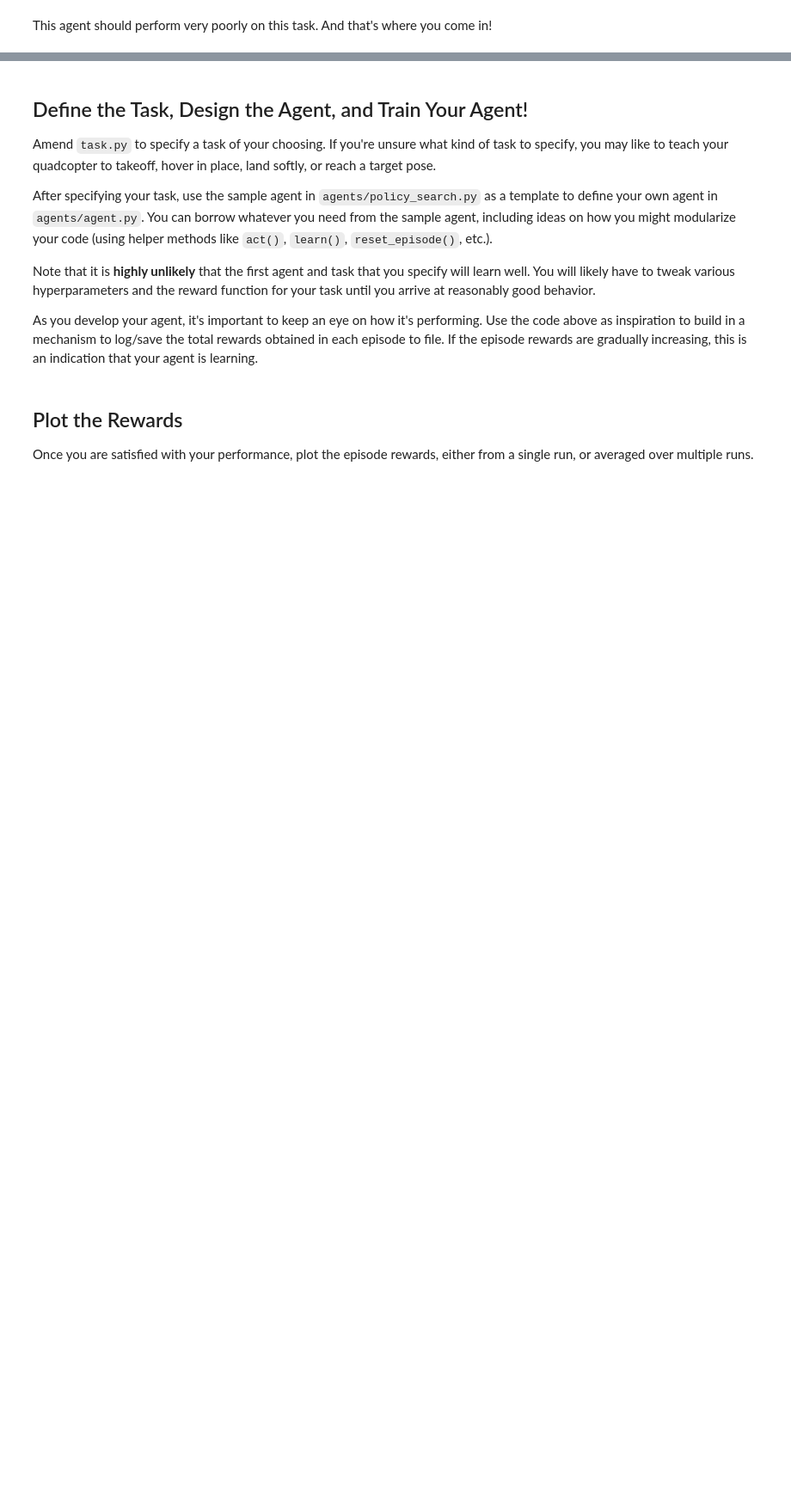
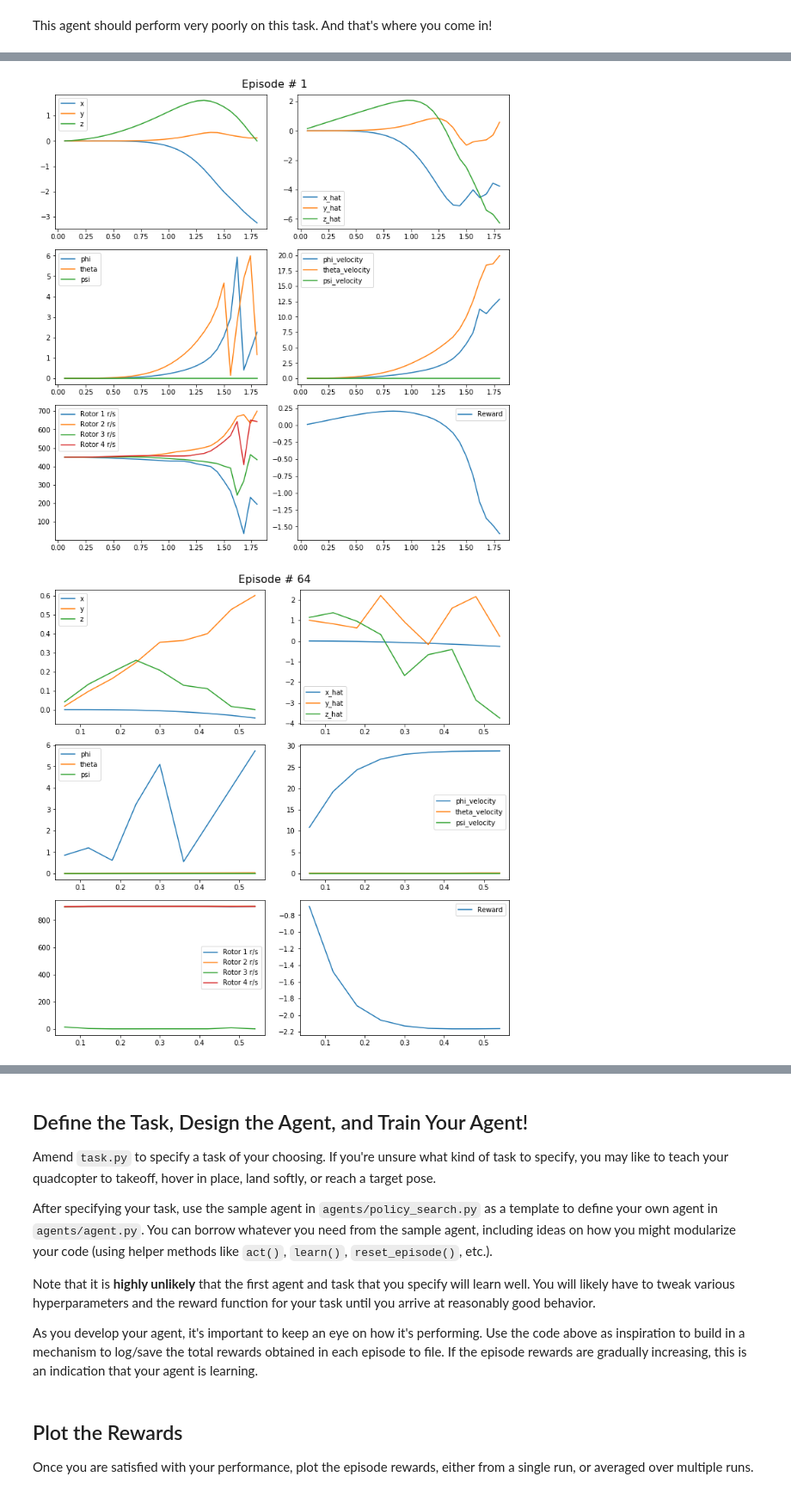
Before and after one commit to pete0877/RL-Quadcopter-2, a Jupyter notebook: Quadcopter_Project.ipynb, the cells around one changed output, grey strips where cells are left out. Shown at 86% size. Cells and saved outputs as stored; diff of their text form; code cells hidden in the pictures; blank space fills up the shorter version.

```diff
--- a/Quadcopter_Project.ipynb
+++ b/Quadcopter_Project.ipynb
@@ -363,4 +390,0 @@ plot_overall_rewards(rewards_sum_by_episode, rewards_avg_by_episode, last_reward
-# %%
-for episode_to_plot in sorted(random.sample(range(1, num_episodes), 10)):
-   results = episodes_data[episode_to_plot]
-   plot_episode_results(results, title='Episode # {}'.format(episode_to_plot))
@@ -377,0 +391,13 @@ for episode_to_plot in sorted(random.sample(range(1, num_episodes), 10)):
+# %%
+selected_episodes_to_plot = set(random.sample(range(0, num_episodes), 10))
+
+# add first and last as well:
+selected_episodes_to_plot.add(0)
+selected_episodes_to_plot.add(num_episodes - 1)
+
+for episode_to_plot in sorted(selected_episodes_to_plot):
+   results = episodes_data[episode_to_plot]
+   plot_episode_results(results, title='Episode # {}'.format(episode_to_plot + 1))
+# %% [output]
+[figure, added]
+[figure, added]
```
Also changed, not shown: parts of 13 cells of this notebook, 5 other files.
